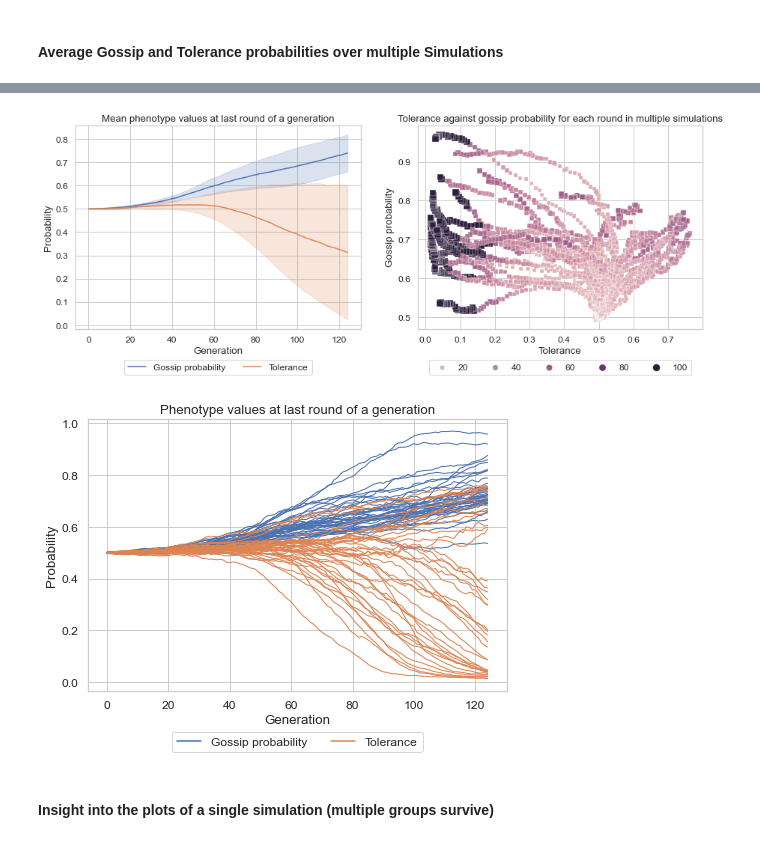
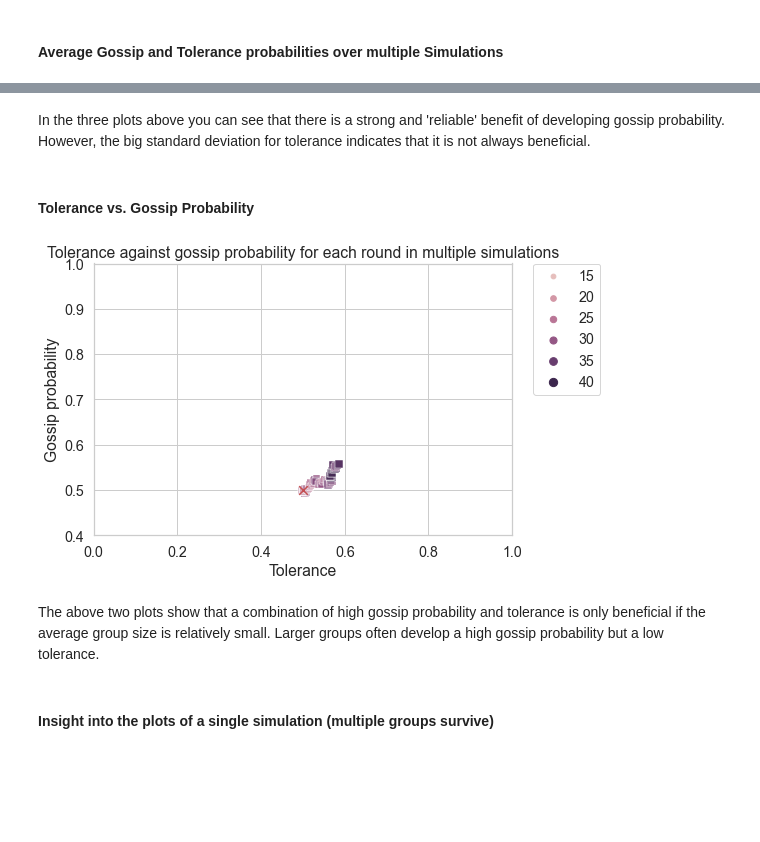
Before and after one commit to tomkouwenhoven/Master-Thesis, a Jupyter notebook: Sim_V2/gridsearch-plot.ipynb, the cells around one changed output, grey strips where cells are left out. Drawn from its saved outputs; the diff is of its cells as text; code cells hidden in the pictures; blank space fills up the shorter version.

```diff
--- a/Sim_V2/gridsearch-plot.ipynb
+++ b/Sim_V2/gridsearch-plot.ipynb
@@ -20,7 +14,11 @@ SIMULATION_SETTINGS = 'effectiveness-go-4-gr-5-social_agents-go-2-gr-2'
+# %%
+SIMULATION = 0
+FEW_GROUPS_SIMULATION = 0
+SIMULATION_SETTINGS = '1-5'
 # %%
 path = getcwd()
 
-new_plot_path = path + '/output/papersims/plots/' + SIMULATION_SETTINGS
+new_plot_path = path + '/output/gridsearch/plots/' + SIMULATION_SETTINGS
 if not os.path.exists(new_plot_path):
     os.makedirs(new_plot_path)
 # %% [markdown]
@@ -200,7 +178,7 @@ phenotype_df
 # %% [markdown]
 ## Plotting
 # %%
-sns.set(font_scale=1.1)
+sns.set(font_scale=1.3)
 sns.set_style("whitegrid")
 sns.color_palette("tab20")
 # sns.set_context("paper")
@@ -246,28 +267,20 @@ plt.savefig(os.path.join(new_plot_path, "last_gen_avg_groupsize_and_per_group.pn
+# %% [markdown]
+In the three plots above you can see that there is a strong and 'reliable' benefit of developing gossip probability. However, the big standard deviation for tolerance indicates that it is not always beneficial.
+# %% [markdown]
+#### Tolerance vs. Gossip Probability
 # %%
-f, (ax1, ax2) = plt.subplots(1, 2, figsize=(15, 5))
-sns.lineplot(x='Generation', y='Probability', hue='Measures', data=phenotype_df, ci='sd', ax=ax1)
-# sns.lineplot(x='Generation', y='Probability', hue='Measures', data=phenotype_df, estimator=None, ax=ax1)
+fig, ax = plt.subplots(figsize=(7.5, 5))
 sns.scatterplot(data=all_sims_generations_dfs, x='Tolerance', y='Gossip probability', hue='Group size', size='Group size', marker=',')
-
-ax1.set_title('Mean phenotype values at last round of a generation')
-ax2.set_title('Tolerance against gossip probability for each round in multiple simulations')
-
-ax1.legend(loc='lower center', bbox_to_anchor=(0.5, -0.225), ncol=2, borderaxespad=0.)
-ax2.legend(loc='lower center', bbox_to_anchor=(0.5, -0.225), ncol=5, borderaxespad=0.)
-plt.savefig(os.path.join(new_plot_path, "last_gen_avg_phenotypes_and_per_sim.png"),
+plt.xlim(0,1)
+plt.ylim(0.4,1)
+plt.legend(bbox_to_anchor=(1.05, 1), loc=2, borderaxespad=0.)
+plt.title('Tolerance against gossip probability for each round in multiple simulations')
+plt.scatter(0.5, 0.5, marker='x', c='r', s=75) #-- starting point
+plt.savefig(os.path.join(new_plot_path, "tolerance_vs_gossip.png"),
             dpi=300,
             format='png',
             bbox_inches='tight')
 # %% [output]
-[figure, old version]
+[figure, new version]
-# %%
-fig, ax = plt.subplots(figsize=(7.5, 5))
-sns.lineplot(data=phenotype_df, x='Generation', y='Probability', hue='Measures', estimator=None, units='Simulation', linewidth=1)
-plt.title('Phenotype values at last round of a generation')
-legend = plt.legend(loc='lower center', bbox_to_anchor=(0.5, -0.225), ncol=2, borderaxespad=0.)
-plt.savefig(os.path.join(new_plot_path, "phenotypes_per_sim.png"),
-            dpi=300,
-            format='png',
-            bbox_inches='tight')
-# %% [output]
-[figure, removed]
+# %% [markdown]
+The above two plots show that a combination of high gossip probability and tolerance is only beneficial if the average group size is relatively small. Larger groups often develop a high gossip probability but a low tolerance.
```
Also changed, not shown: parts of 19 cells of this notebook, 5 other files.
